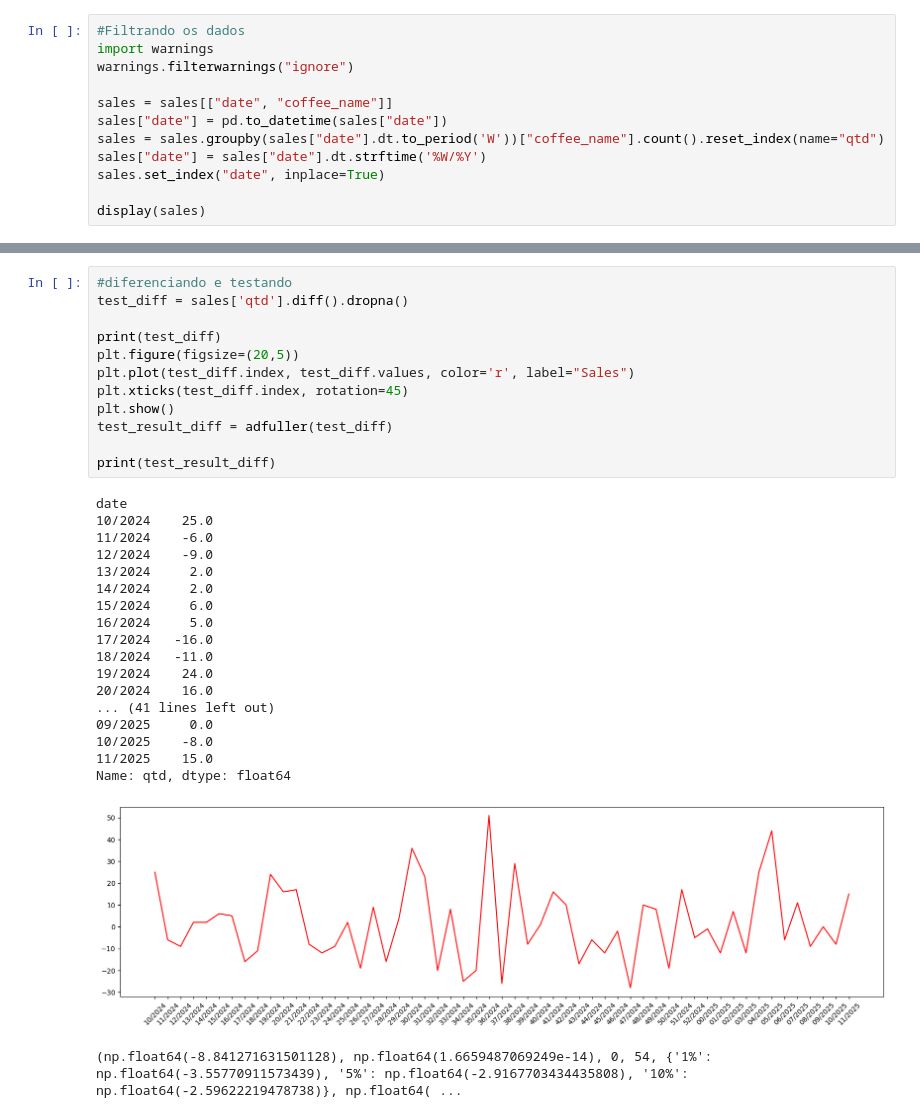
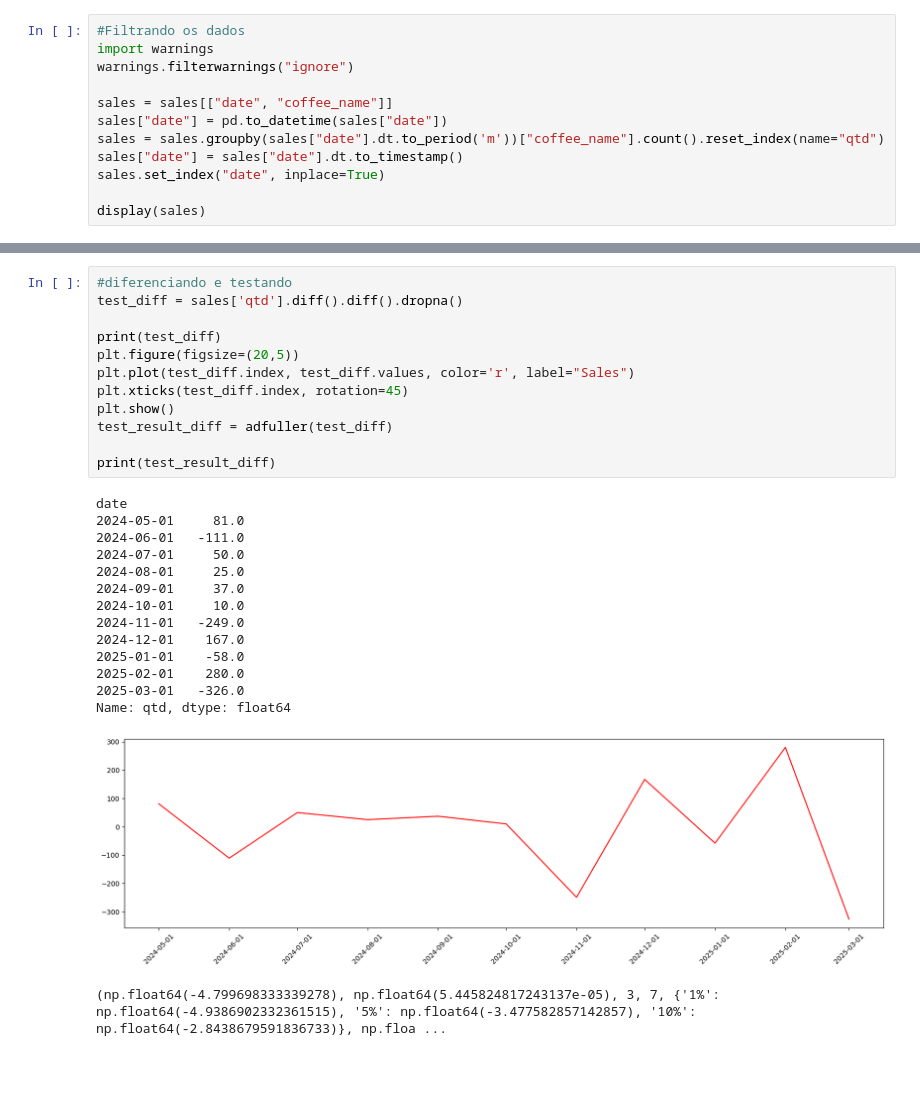
Before and after one commit to Massagli/sales_coffee_forecast, a Jupyter notebook: main.ipynb, the cells around one changed output, grey strips where cells are left out. Cells and saved outputs as stored; diff of their text form; blank space fills up the shorter version.

```diff
--- a/main.ipynb
+++ b/main.ipynb
@@ -26,8 +26,8 @@ warnings.filterwarnings("ignore")
 
 sales = sales[["date", "coffee_name"]]
 sales["date"] = pd.to_datetime(sales["date"])
-sales = sales.groupby(sales["date"].dt.to_period('W'))["coffee_name"].count().reset_index(name="qtd")
-sales["date"] = sales["date"].dt.strftime('%W/%Y')
+sales = sales.groupby(sales["date"].dt.to_period('m'))["coffee_name"].count().reset_index(name="qtd")
+sales["date"] = sales["date"].dt.to_timestamp()
 sales.set_index("date", inplace=True)
 
 display(sales)
@@ -76,35 +73,31 @@ p-value: 0.06105562157499337
 # %%
 #diferenciando e testando
-test_diff = sales['qtd'].diff().dropna()
+test_diff = sales['qtd'].diff().diff().dropna()
 
 print(test_diff)
 plt.figure(figsize=(20,5))
 plt.plot(test_diff.index, test_diff.values, color='r', label="Sales")
 plt.xticks(test_diff.index, rotation=45)
 plt.show()
 test_result_diff = adfuller(test_diff)
 
 print(test_result_diff)
 # %% [output]
 date
-10/2024    25.0
-11/2024    -6.0
-12/2024    -9.0
-13/2024     2.0
-14/2024     2.0
-15/2024     6.0
-16/2024     5.0
-17/2024   -16.0
-18/2024   -11.0
-19/2024    24.0
-20/2024    16.0
-... (41 lines left out)
-09/2025     0.0
-10/2025    -8.0
-11/2025    15.0
+2024-05-01     81.0
+2024-06-01   -111.0
+2024-07-01     50.0
+2024-08-01     25.0
+2024-09-01     37.0
+2024-10-01     10.0
+2024-11-01   -249.0
+2024-12-01    167.0
+2025-01-01    -58.0
+2025-02-01    280.0
+2025-03-01   -326.0
 Name: qtd, dtype: float64
-[figure, old version]
+[figure, new version]
-(np.float64(-8.841271631501128), np.float64(1.6659487069249e-14), 0, 54, {'1%': np.float64(-3.55770911573439), '5%': np.float64(-2.9167703434435808), '10%': np.float64(-2.59622219478738)}, np.float64( ...
+(np.float64(-4.799698333339278), np.float64(5.445824817243137e-05), 3, 7, {'1%': np.float64(-4.9386902332361515), '5%': np.float64(-3.477582857142857), '10%': np.float64(-2.8438679591836733)}, np.floa ...
 # %%
 #Definindo modelo ARIMA
 from statsmodels.tsa.arima.model import ARIMA
```
Also changed, not shown: parts of 6 cells of this notebook.
